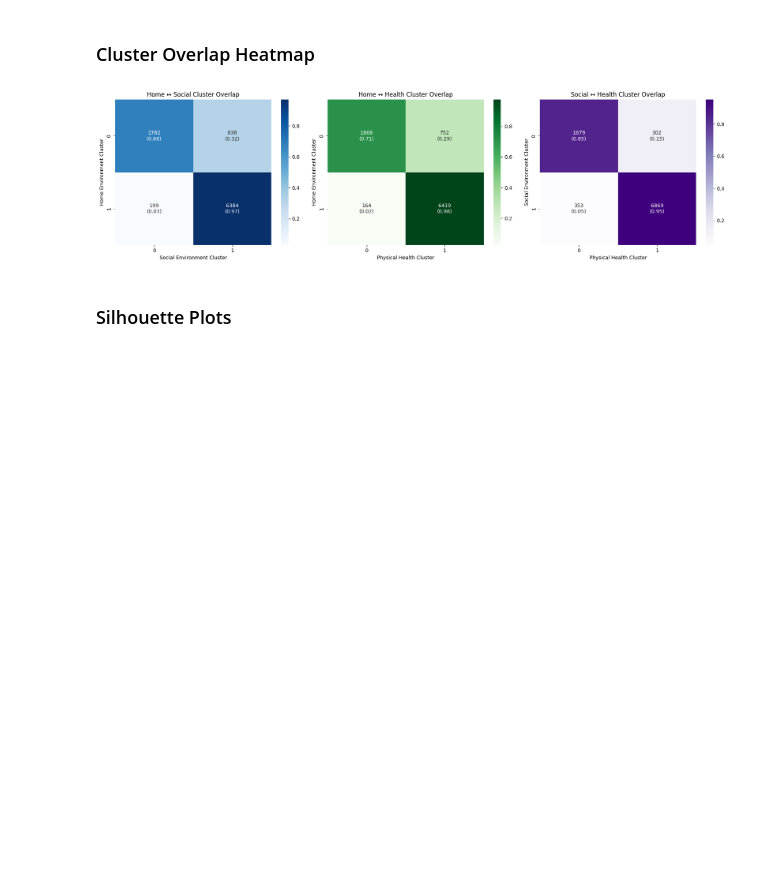
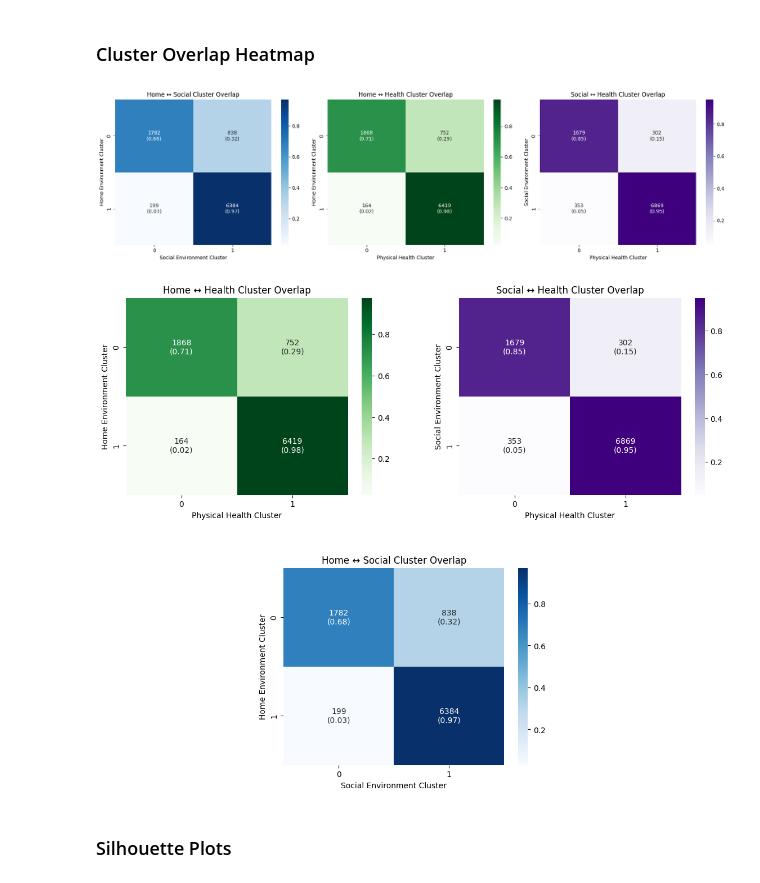
Before and after one commit to emilyh006/predict_absent, a Jupyter notebook: analysis.ipynb, the cells around one changed output. Cells and saved outputs as stored; diff of their text form; code cells hidden in the pictures; blank space fills up the shorter version.

```diff
--- a/analysis.ipynb
+++ b/analysis.ipynb
@@ -503,6 +503,40 @@ plt.tight_layout()
 plt.show()
 # %% [output]
 [figure]
+# %%
+# Create the figure and define a GridSpec with two side-by-side top axes
+fig = plt.figure(figsize=(14, 10))
+gs = gridspec.GridSpec(2, 2, height_ratios=[1, 1])  # 2 rows, 2 columns
+
+# Top-left: Home vs Health
+ax0 = fig.add_subplot(gs[0, 0])
+sns.heatmap(ct_home_health, annot=ann_home_health, fmt='', cmap='Greens', ax=ax0)
+ax0.set_title('Home ↔ Health Cluster Overlap')
+ax0.set_xlabel('Physical Health Cluster')
+ax0.set_ylabel('Home Environment Cluster')
+
+# Top-right: Social vs Health
+ax1 = fig.add_subplot(gs[0, 1])
+sns.heatmap(ct_social_health, annot=ann_social_health, fmt='', cmap='Purples', ax=ax1)
+ax1.set_title('Social ↔ Health Cluster Overlap')
+ax1.set_xlabel('Physical Health Cluster')
+ax1.set_ylabel('Social Environment Cluster')
+
+# Bottom: Home vs Social (centered smaller width)
+# Define a smaller centered axis manually
+ax_width = 0.35  # percent of figure width
+ax_left = (1 - ax_width) / 2  # center it
+ax_bottom = 0.05  # from bottom
+ax_height = 0.35  # height of the plot
+ax2 = fig.add_axes([ax_left, ax_bottom, ax_width, ax_height])
+sns.heatmap(ct_home_social, annot=ann_home_social, fmt='', cmap='Blues', ax=ax2)
+ax2.set_title('Home ↔ Social Cluster Overlap')
+ax2.set_xlabel('Social Environment Cluster')
+ax2.set_ylabel('Home Environment Cluster')
+
+plt.show()
+# %% [output]
+[figure, added]
 # %% [markdown]
 ### Silhouette Plots
 # %%
```
Also changed, not shown: parts of 12 cells of this notebook, 15 other files.
